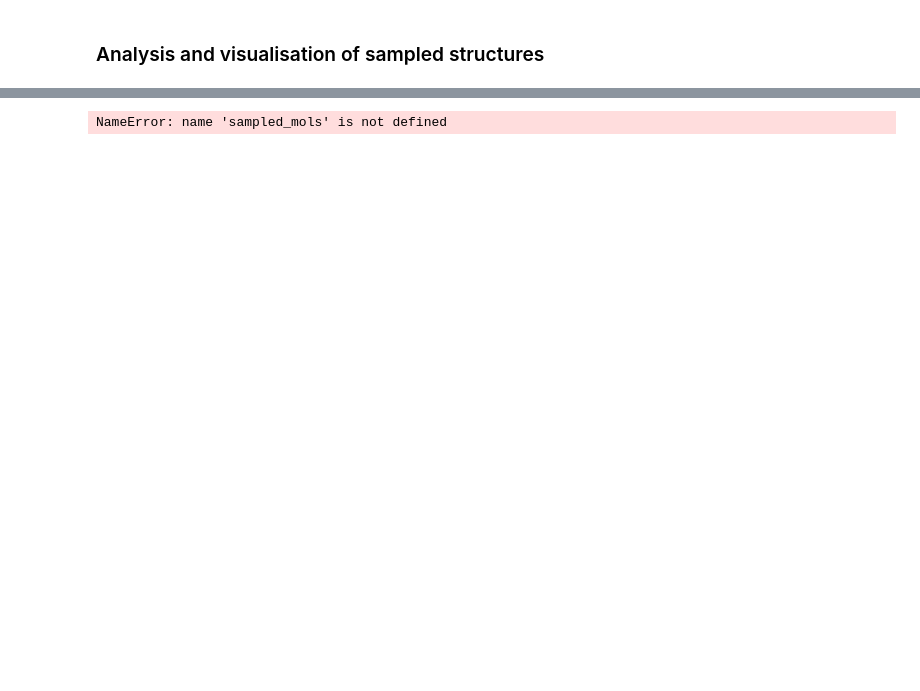
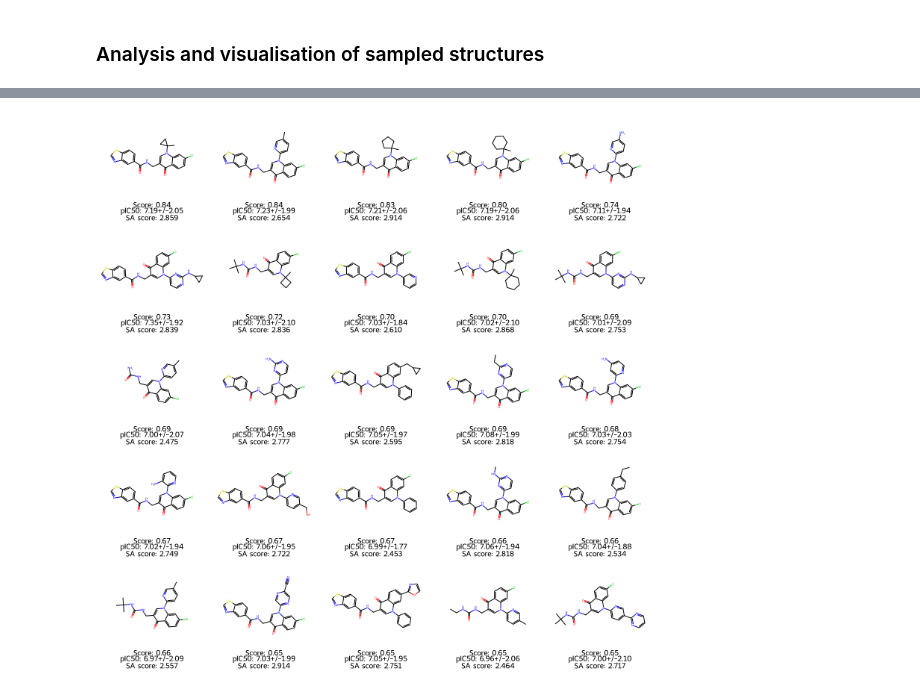
Before and after one commit to cmwoodley/GP_QSAR_notebooks, a Jupyter notebook: Libinvent/notebooks/02-sampling_workflow.ipynb, the cells around one changed output, grey strips where cells are left out. Saved outputs shown, nothing was run; the diff lists cells and outputs as text; code cells hidden in the pictures; blank space fills up the shorter version.

```diff
--- a/Libinvent/notebooks/02-sampling_workflow.ipynb
+++ b/Libinvent/notebooks/02-sampling_workflow.ipynb
@@ -233,22 +219,17 @@ Text(0, 0.5, 'Predicted pIC50 UCB')
 # %%
-# View top 50 molecules by custom scoring function
-# Sorted by synthetic accessibility score
+# View top 50 molecules by custom scoring function - scoring function enables MPO
 
-UCB_score = sampled_mols.sort_values("Custom_score", ascending=False).reset_index(drop=True).iloc[:25]#.sort_values("UCB_model_hlm", ascending=True).reset_index(drop=True)
-UCB_mols = [Chem.MolFromSmiles(x) for x in UCB_score.SMILES]
+MPO_score = sampled_mols.sort_values("Custom_score", ascending=False).reset_index(drop=True).iloc[:25]
+MPO_mols = [Chem.MolFromSmiles(x) for x in MPO_score.SMILES]
 
 legends = []
-for i in range(len(UCB_mols)):
-    legends.append("Score: {:.2f}\npIC50: {:.2f}+/-{:.2f}\nHLM: {:.2f} (UCB: {:.2f})\nLogD7.4: {:.1f}+/-{:.2f}\nTPSA: {:.1f}\nSA score: {:.3f}".format(
-        UCB_score["Custom_score"].to_numpy()[i],
-        UCB_score["model_activity"].to_numpy()[i],UCB_score["model_activity_std"].to_numpy()[i],
-        10**(-UCB_score["model_hlm"].to_numpy()[i]), 10**(-UCB_score["model_hlm_std"].to_numpy()[i]-UCB_score["model_hlm"].to_numpy()[i]),
-        UCB_score["model_logD"].to_numpy()[i],UCB_score["model_logD_std"].to_numpy()[i], UCB_score["TPSA"][i],
-        UCB_score["SA_score"][i]
+for i in range(len(MPO_mols)):
+    legends.append("Score: {:.2f}\npIC50: {:.2f}+/-{:.2f}\nSA score: {:.3f}".format(
+        MPO_score["Custom_score"].to_numpy()[i],
+        MPO_score["JNK1_PIC50"].to_numpy()[i],MPO_score["JNK1_PIC50_std"].to_numpy()[i],
+        MPO_score["SA_score"][i]
     ))
 
-UCB_score.to_csv("../outputs/20240920_top_25.csv")
-
-Draw.MolsToGridImage(UCB_mols, useSVG=False, legends=legends, drawOptions=opts, molsPerRow=5, subImgSize=(300,300))
+Draw.MolsToGridImage(MPO_mols, useSVG=False, legends=legends, drawOptions=opts, molsPerRow=5, subImgSize=(300,300))
 # %% [output]
-NameError: name 'sampled_mols' is not defined
+[figure, added]
```
Also changed, not shown: parts of 9 cells of this notebook, 3 other files.
